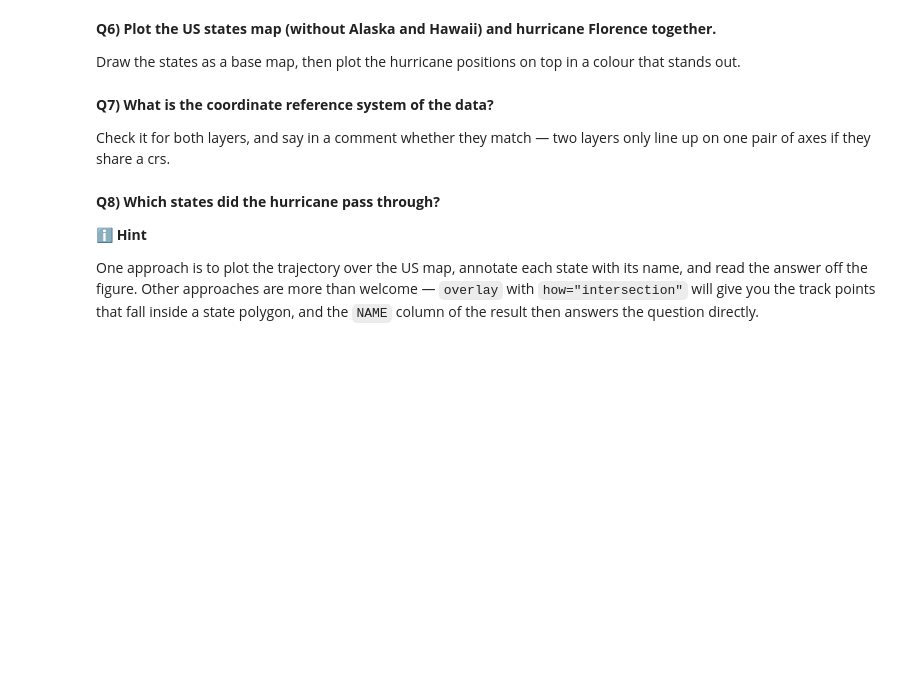
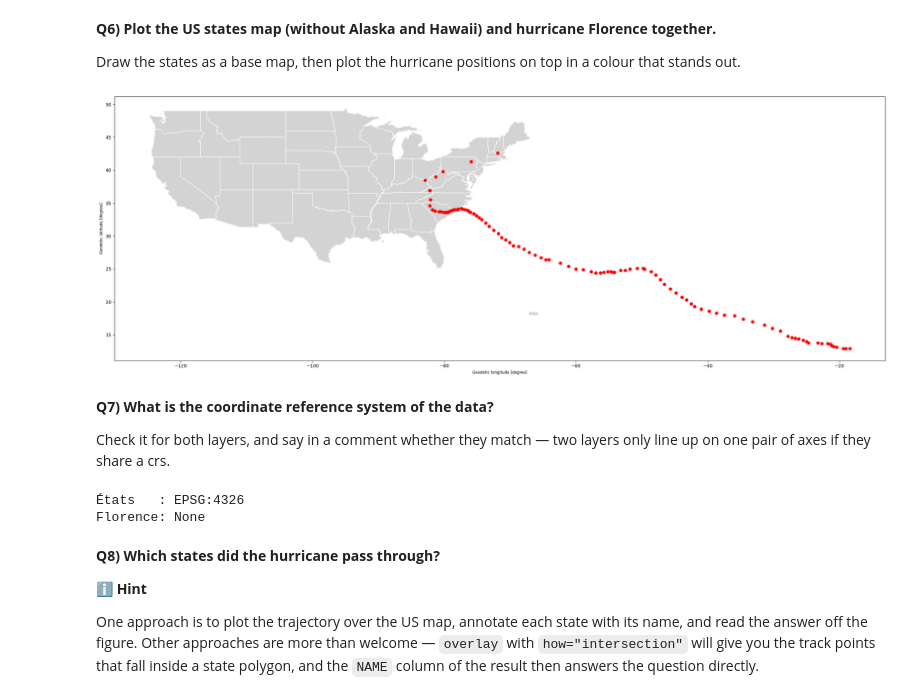
Before and after one commit to lorisboemi/2026_Intro_Python, a Jupyter notebook: live/part-I/FEEDBACK_BOEMI_1.6-geospatial-vector-data-environmental-exercises.ipynb, the cells around one changed output. Saved outputs shown, nothing was run; the diff lists cells and outputs as text; code cells hidden in the pictures; blank space fills up the shorter version.

```diff
--- a/live/part-I/FEEDBACK_BOEMI_1.6-geospatial-vector-data-environmental-exercises.ipynb
+++ b/live/part-I/FEEDBACK_BOEMI_1.6-geospatial-vector-data-environmental-exercises.ipynb
@@ -139,3 +139,10 @@ Build the geometry column from the `Long` and `Lat` columns with
 and call the result `gdf_florence`. Then look at its first few rows.
 # %%
 # Create a geodataframe from the hurricane florence dataframe
+
+gdf_florence = gpd.GeoDataFrame(
+    florence,
+    geometry=gpd.points_from_xy(florence["Long"], florence["Lat"]),
+)
+print(gdf_florence.total_bounds)
+gdf_florence.head()
@@ -146,6 +161,12 @@ Draw the states as a base map, then plot the hurricane positions on top in a col
 out.
 # %%
 # Plot to see the hurricane overlay the US map, with the hurricane position on top
+fig, ax = plt.subplots(figsize=(30, 20))
+conus.plot(ax=ax, color="lightgrey", edgecolor="white")
+gdf_florence.plot(ax=ax, color="red", markersize=40)
+plt.show()
+# %% [output]
+[figure, added]
 # %% [markdown]
 **Q7) What is the coordinate reference system of the data?**
 
@@ -156,3 +175,11 @@ one pair of axes if they share a crs.
+# %%
+# Check the coordinate reference system of the data
+print("États   :", country.crs)
+print("Florence:", gdf_florence.crs)
+# Les deux ne correspondent pas : les États ont un CRS (EPSG:4326), alors que gdf_florence n'en a aucun.
+# %% [output]
+États   : EPSG:4326
+Florence: None
 # %% [markdown]
 **Q8) Which states did the hurricane pass through?**
 
```
Also changed, not shown: parts of 11 cells of this notebook.
